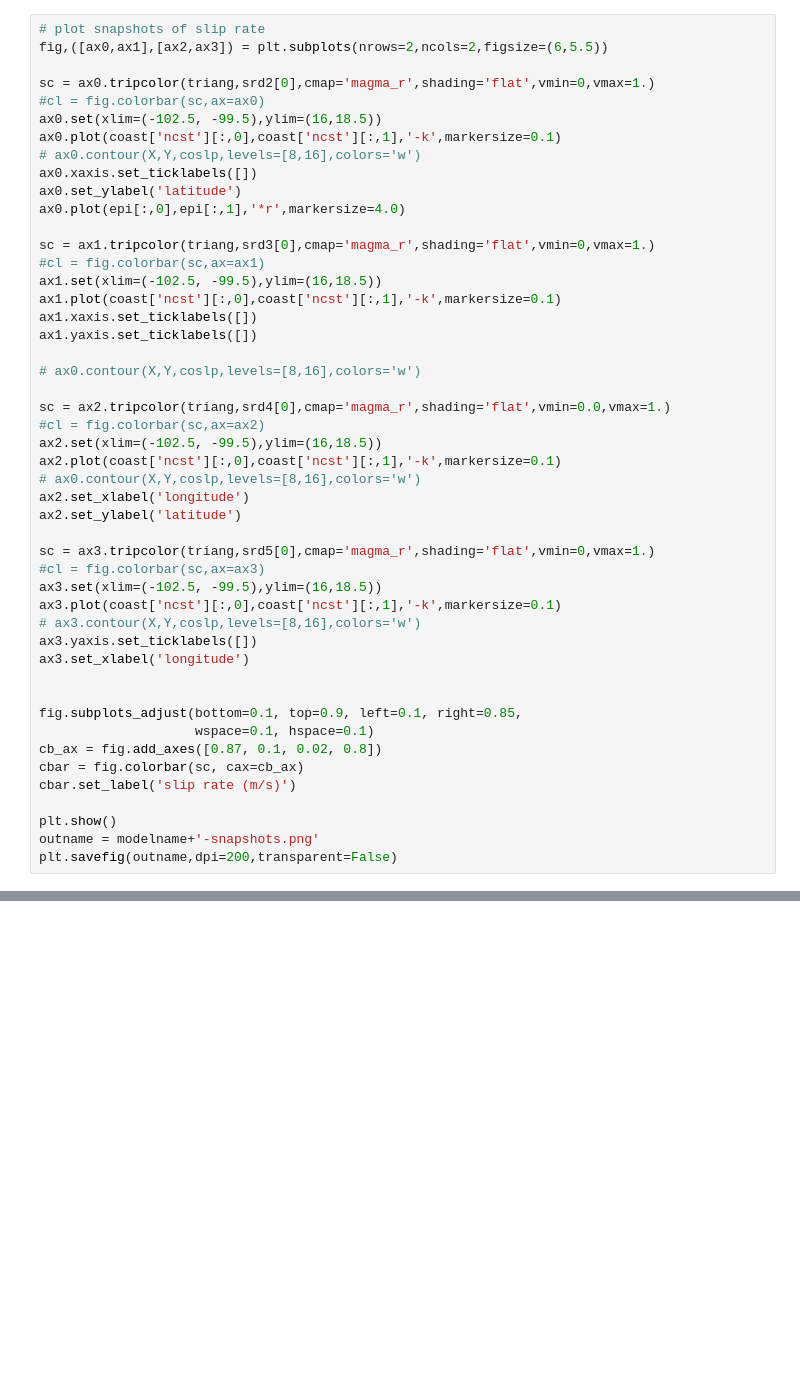
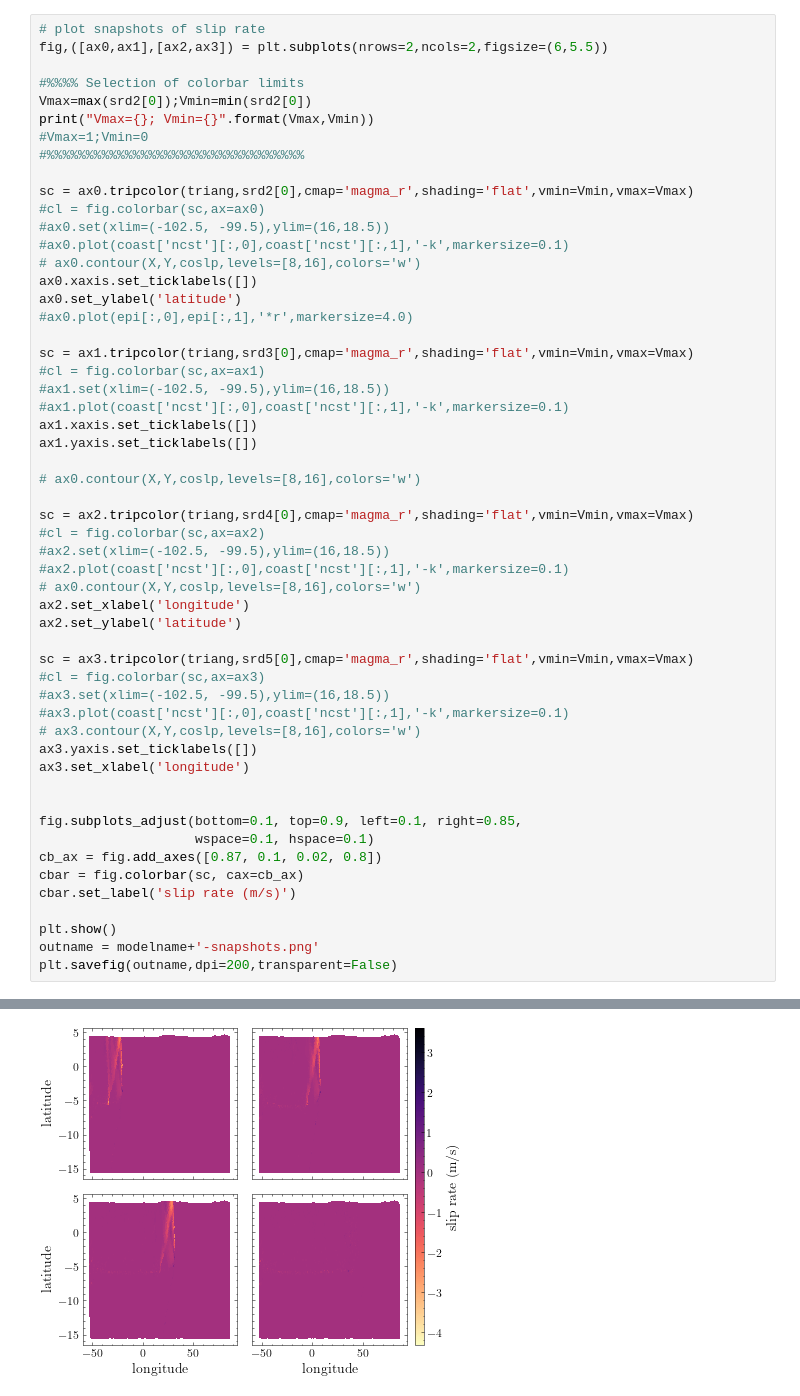
Before and after one commit to daisy20170101/SeisSol_postprocess, a Jupyter notebook: Tibet2021/TibetDynamic.ipynb, the cells around one changed output, grey strips where cells are left out. Cells and saved outputs as stored; diff of their text form; blank space fills up the shorter version.

```diff
--- a/Tibet2021/TibetDynamic.ipynb
+++ b/Tibet2021/TibetDynamic.ipynb
@@ -211,36 +174,42 @@ srd5 =LoadData(xdmfFilename,'SRd',connect.shape[0],idt=54,oneDtMem=True,firstEle
 # plot snapshots of slip rate
 fig,([ax0,ax1],[ax2,ax3]) = plt.subplots(nrows=2,ncols=2,figsize=(6,5.5))
 
-sc = ax0.tripcolor(triang,srd2[0],cmap='magma_r',shading='flat',vmin=0,vmax=1.)
+#%%%% Selection of colorbar limits
+Vmax=max(srd2[0]);Vmin=min(srd2[0])
+print("Vmax={}; Vmin={}".format(Vmax,Vmin))
+#Vmax=1;Vmin=0
+#%%%%%%%%%%%%%%%%%%%%%%%%%%%%%%%%%
+
+sc = ax0.tripcolor(triang,srd2[0],cmap='magma_r',shading='flat',vmin=Vmin,vmax=Vmax)
 #cl = fig.colorbar(sc,ax=ax0)
-ax0.set(xlim=(-102.5, -99.5),ylim=(16,18.5))
-ax0.plot(coast['ncst'][:,0],coast['ncst'][:,1],'-k',markersize=0.1)
+#ax0.set(xlim=(-102.5, -99.5),ylim=(16,18.5))
+#ax0.plot(coast['ncst'][:,0],coast['ncst'][:,1],'-k',markersize=0.1)
 # ax0.contour(X,Y,coslp,levels=[8,16],colors='w')
 ax0.xaxis.set_ticklabels([])
 ax0.set_ylabel('latitude')
-ax0.plot(epi[:,0],epi[:,1],'*r',markersize=4.0)
+#ax0.plot(epi[:,0],epi[:,1],'*r',markersize=4.0)
 
-sc = ax1.tripcolor(triang,srd3[0],cmap='magma_r',shading='flat',vmin=0,vmax=1.)
+sc = ax1.tripcolor(triang,srd3[0],cmap='magma_r',shading='flat',vmin=Vmin,vmax=Vmax)
 #cl = fig.colorbar(sc,ax=ax1)
-ax1.set(xlim=(-102.5, -99.5),ylim=(16,18.5))
-ax1.plot(coast['ncst'][:,0],coast['ncst'][:,1],'-k',markersize=0.1)
+#ax1.set(xlim=(-102.5, -99.5),ylim=(16,18.5))
+#ax1.plot(coast['ncst'][:,0],coast['ncst'][:,1],'-k',markersize=0.1)
 ax1.xaxis.set_ticklabels([])
 ax1.yaxis.set_ticklabels([])
 
 # ax0.contour(X,Y,coslp,levels=[8,16],colors='w')
 
-sc = ax2.tripcolor(triang,srd4[0],cmap='magma_r',shading='flat',vmin=0.0,vmax=1.)
+sc = ax2.tripcolor(triang,srd4[0],cmap='magma_r',shading='flat',vmin=Vmin,vmax=Vmax)
 #cl = fig.colorbar(sc,ax=ax2)
-ax2.set(xlim=(-102.5, -99.5),ylim=(16,18.5))
-ax2.plot(coast['ncst'][:,0],coast['ncst'][:,1],'-k',markersize=0.1)
+#ax2.set(xlim=(-102.5, -99.5),ylim=(16,18.5))
+#ax2.plot(coast['ncst'][:,0],coast['ncst'][:,1],'-k',markersize=0.1)
 # ax0.contour(X,Y,coslp,levels=[8,16],colors='w')
 ax2.set_xlabel('longitude')
 ax2.set_ylabel('latitude')
 
-sc = ax3.tripcolor(triang,srd5[0],cmap='magma_r',shading='flat',vmin=0,vmax=1.)
+sc = ax3.tripcolor(triang,srd5[0],cmap='magma_r',shading='flat',vmin=Vmin,vmax=Vmax)
 #cl = fig.colorbar(sc,ax=ax3)
-ax3.set(xlim=(-102.5, -99.5),ylim=(16,18.5))
-ax3.plot(coast['ncst'][:,0],coast['ncst'][:,1],'-k',markersize=0.1)
+#ax3.set(xlim=(-102.5, -99.5),ylim=(16,18.5))
+#ax3.plot(coast['ncst'][:,0],coast['ncst'][:,1],'-k',markersize=0.1)
 # ax3.contour(X,Y,coslp,levels=[8,16],colors='w')
 ax3.yaxis.set_ticklabels([])
 ax3.set_xlabel('longitude')
@@ -260,0 +229 @@ plt.savefig(outname,dpi=200,transparent=False)
+[figure, added]
```
Also changed, not shown: parts of 17 cells of this notebook, 1 other file.
